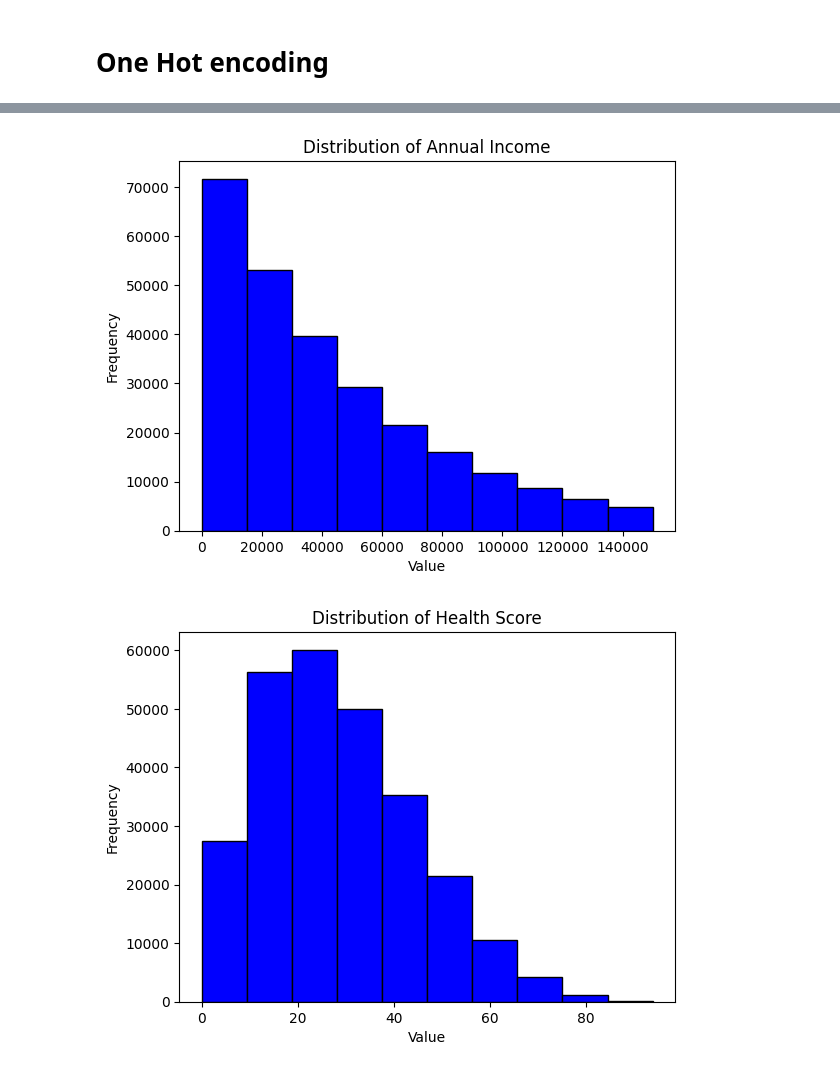
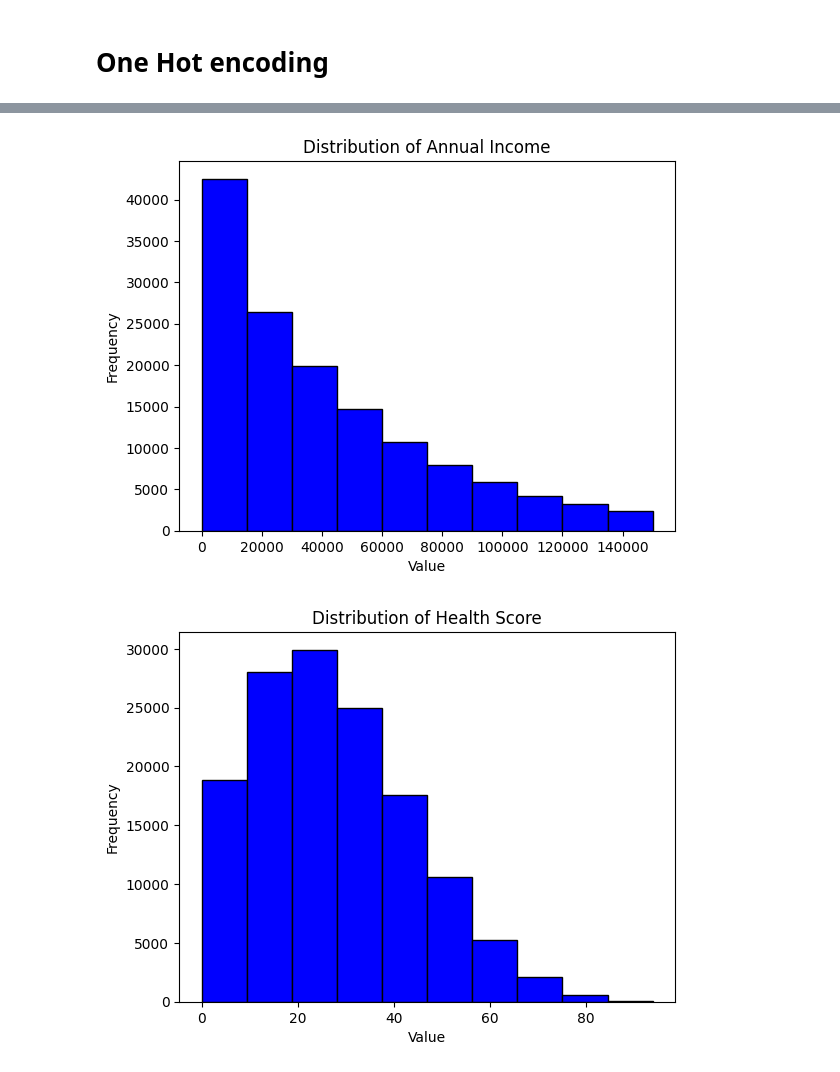
Before and after one commit to anmolmunnolli/insurance, a Jupyter notebook: version1.ipynb, the cells around one changed output, grey strips where cells are left out. Drawn from its saved outputs; the diff is of its cells as text; code cells hidden in the pictures.

```diff
--- a/version1.ipynb
+++ b/version1.ipynb
@@ -160,12 +523,12 @@ df_cleaned['Annual Income'].unique()
 # %%
 import matplotlib.pyplot as plt
 bef=['Annual Income','Health Score','Premium Amount']
 for i in range(len(bef)):
-    plt.hist(df[bef[i]], bins=10, color='blue', edgecolor='black')
+    plt.hist(df_cleaned[bef[i]], bins=10, color='blue', edgecolor='black')
     plt.title(f'Distribution of {bef[i]}')
     plt.xlabel('Value')
     plt.ylabel('Frequency')
     plt.show()
 # %% [output]
-[figure, old version]
+[figure, new version]
-[figure, old version]
+[figure, new version]
```
Also changed, not shown: parts of 48 cells of this notebook.
